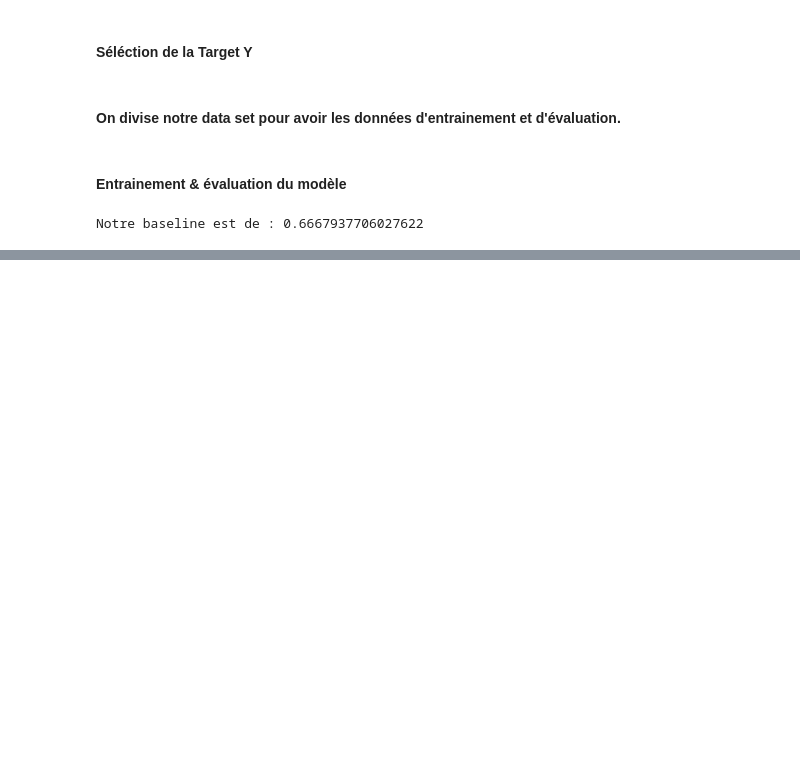
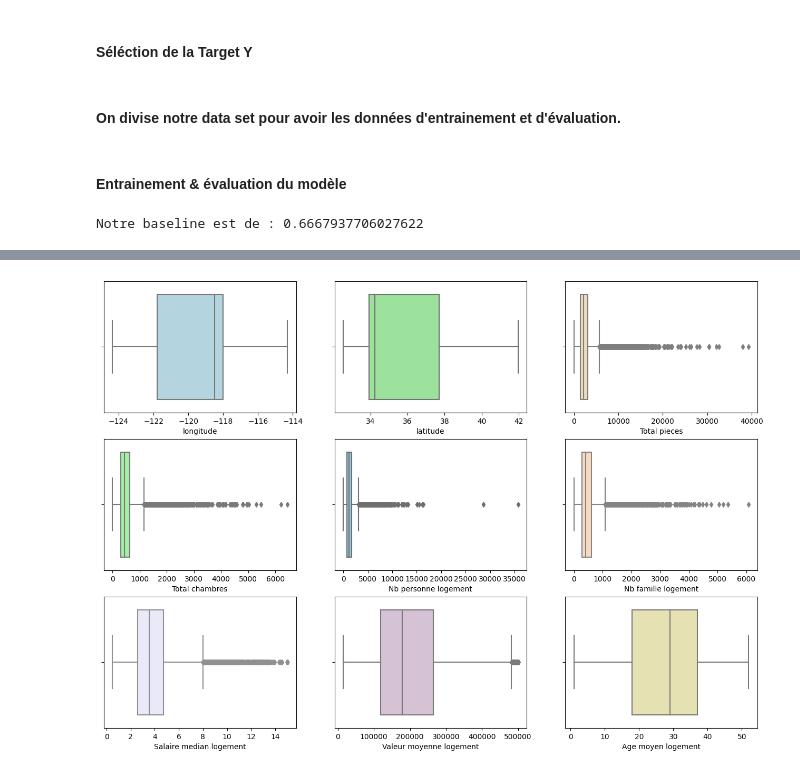
Before and after one commit to Chemsdev/Silicon-Valley, a Jupyter notebook: Silicon_Valley_EDA.ipynb, the cells around one changed output, grey strips where cells are left out. Drawn from its saved outputs; the diff is of its cells as text; code cells hidden in the pictures; blank space fills up the shorter version.

```diff
--- a/Silicon_Valley_EDA.ipynb
+++ b/Silicon_Valley_EDA.ipynb
@@ -122,0 +145,18 @@ Notre baseline est de : 0.6667937706027622
+# %%
+fig, axs = plt.subplots(3, 3, figsize=(16, 11))
+
+sns.boxplot(data=data, x="longitude", color="lightblue", ax=axs[0, 0])
+sns.boxplot(data=data, x="latitude", color="lightgreen", ax=axs[0, 1])
+sns.boxplot(data=data, x="Total pieces", color="wheat", ax=axs[0, 2])
+
+sns.boxplot(data=data, x="Total chambres", color="palegreen", ax=axs[1, 0])
+sns.boxplot(data=data, x="Nb personne logement", color="skyblue", ax=axs[1, 1])
+sns.boxplot(data=data, x="Nb famille logement", color="peachpuff", ax=axs[1, 2])
+
+sns.boxplot(data=data, x="Salaire median logement", color="lavender", ax=axs[2, 0])
+sns.boxplot(data=data, x="Valeur moyenne logement", color="thistle", ax=axs[2, 1])
+sns.boxplot(data=data, x="Age moyen logement", color="palegoldenrod", ax=axs[2, 2])
+
+plt.show()
+# %% [output]
+[figure, added]
```
Also changed, not shown: parts of 4 cells of this notebook.
